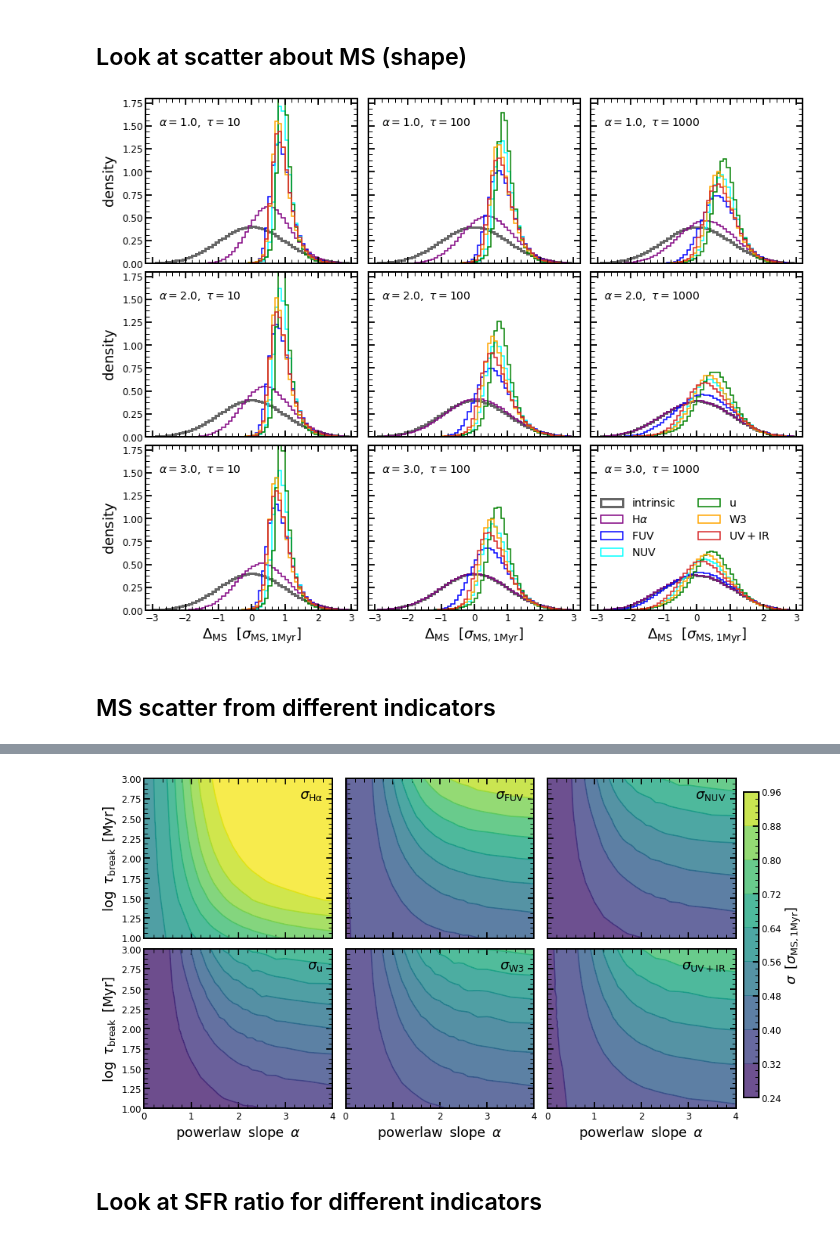
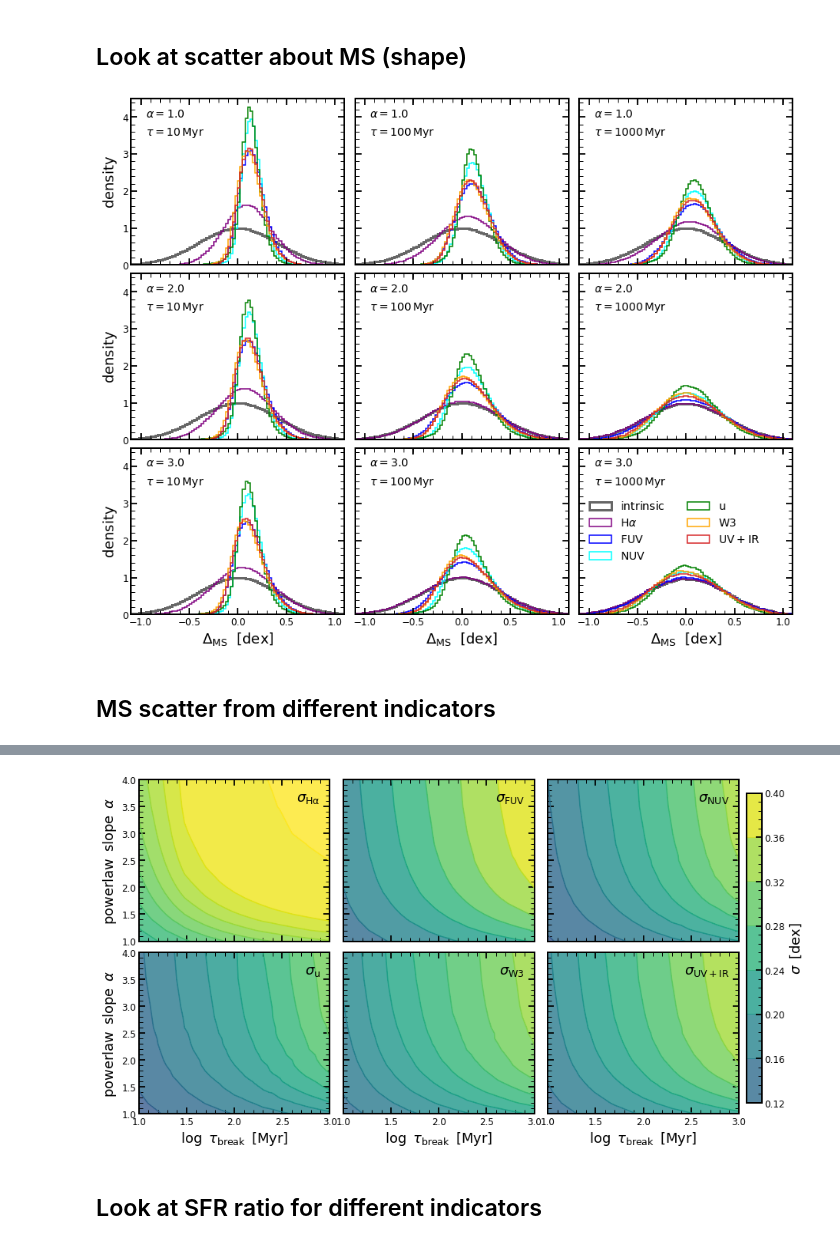
Before and after one commit to stacchella/variability_SFHs, a Jupyter notebook: notebooks/PSD_Analysis.ipynb, the cells around one changed output, grey strips where cells are left out. Saved outputs shown, nothing was run; the diff lists cells and outputs as text; code cells hidden in the pictures.

```diff
--- a/notebooks/PSD_Analysis.ipynb
+++ b/notebooks/PSD_Analysis.ipynb
@@ -24,7 +24,7 @@ path_figures = '/Users/sandrotacchella/ASTRO/SFH_Variability/variability_SFHs/fi
 # %%
 # read in files
 
-dict_data, list_alpha, list_tau = toolbox_variability.read_in_files(path_data + 'SFH*.hdf5', mode='r')
+dict_data, list_alpha, list_tau = toolbox_variability.read_in_files(path_data + 'SFH_04_*.hdf5', mode='r')
 # %%
 # create unique list
 
@@ -828,6 +913,7 @@ plt.show()
 # %% [markdown]
 ## Look at scatter about MS (shape)
 # %%
+bins = np.linspace(-1.4, 1.4, num=113)
 
 slope_plot = [1.0, 2.0, 3.0]
 tau_plot = [10.0, 100.0, 1000.0]
@@ -837,21 +923,22 @@ fig, axes = plt.subplots(nrows=len(slope_plot), ncols=len(tau_plot), figsize=(5.
 for ii in range(len(slope_plot)):
     for jj in range(len(tau_plot)):
         ax = axes[ii][jj]
-        ax.hist(np.ravel(dict_data[slope_plot[ii]][tau_plot[jj]]['SFH/SFR'][:]), histtype='step', lw=3.0, color='black', alpha=0.6, normed=True, bins=np.linspace(-3.0, 3.0, num=61), label=r'$\mathrm{intrinsic}$')
-        ax.hist(np.ravel(dict_data[slope_plot[ii]][tau_plot[jj]]['SFH_conv/SFR_Ha'][:]), color='purple', histtype='step', lw=1.5, normed=True, bins=np.linspace(-3.0, 3.0, num=61), label=r'$\mathrm{H}\alpha$')
-        ax.hist(np.ravel(dict_data[slope_plot[ii]][tau_plot[jj]]['SFH_conv/SFR_FUV'][:]), color='blue', histtype='step', lw=1.5, normed=True, bins=np.linspace(-3.0, 3.0, num=61), label=r'$\mathrm{FUV}$')
-        ax.hist(np.ravel(dict_data[slope_plot[ii]][tau_plot[jj]]['SFH_conv/SFR_NUV'][:]), color='cyan', histtype='step', lw=1.5, normed=True, bins=np.linspace(-3.0, 3.0, num=61), label=r'$\mathrm{NUV}$')
-        ax.hist(np.ravel(dict_data[slope_plot[ii]][tau_plot[jj]]['SFH_conv/SFR_u'][:]), color='green', histtype='step', lw=1.5, normed=True, bins=np.linspace(-3.0, 3.0, num=61), label=r'$\mathrm{u}$')
-        ax.hist(np.ravel(dict_data[slope_plot[ii]][tau_plot[jj]]['SFH_conv/SFR_W3'][:]), color='orange', histtype='step', lw=1.5, normed=True, bins=np.linspace(-3.0, 3.0, num=61), label=r'$\mathrm{W3}$')
-        ax.hist(np.ravel(dict_data[slope_plot[ii]][tau_plot[jj]]['SFH_conv/SFR_UVIR'][:]), color='C3', histtype='step', lw=1.5, normed=True, bins=np.linspace(-3.0, 3.0, num=61), label=r'$\mathrm{UV+IR}$')
-        ax.text(-2.8, 1.5, r'$\alpha=%.1f,\ \tau=%.0f$' %(slope_plot[ii], tau_plot[jj]), fontsize=14)
-        ax.set_xlim([-3.2, 3.2])
-        ax.set_ylim([0.0, 1.8])
+        ax.hist(np.ravel(dict_data[slope_plot[ii]][tau_plot[jj]]['SFH/SFR'][:]), histtype='step', lw=3.0, color='black', alpha=0.6, normed=True, bins=bins, label=r'$\mathrm{intrinsic}$')
+        ax.hist(np.ravel(dict_data[slope_plot[ii]][tau_plot[jj]]['SFH_conv/SFR_Ha'][:]), color='purple', histtype='step', lw=1.5, normed=True, bins=bins, label=r'$\mathrm{H}\alpha$')
+        ax.hist(np.ravel(dict_data[slope_plot[ii]][tau_plot[jj]]['SFH_conv/SFR_FUV'][:]), color='blue', histtype='step', lw=1.5, normed=True, bins=bins, label=r'$\mathrm{FUV}$')
+        ax.hist(np.ravel(dict_data[slope_plot[ii]][tau_plot[jj]]['SFH_conv/SFR_NUV'][:]), color='cyan', histtype='step', lw=1.5, normed=True, bins=bins, label=r'$\mathrm{NUV}$')
+        ax.hist(np.ravel(dict_data[slope_plot[ii]][tau_plot[jj]]['SFH_conv/SFR_u'][:]), color='green', histtype='step', lw=1.5, normed=True, bins=bins, label=r'$\mathrm{u}$')
+        ax.hist(np.ravel(dict_data[slope_plot[ii]][tau_plot[jj]]['SFH_conv/SFR_W3'][:]), color='orange', histtype='step', lw=1.5, normed=True, bins=bins, label=r'$\mathrm{W3}$')
+        ax.hist(np.ravel(dict_data[slope_plot[ii]][tau_plot[jj]]['SFH_conv/SFR_UVIR'][:]), color='C3', histtype='step', lw=1.5, normed=True, bins=bins, label=r'$\mathrm{UV+IR}$')
+        ax.text(-0.95, 4.0, r'$\alpha=%.1f$' %(slope_plot[ii]), fontsize=14)
+        ax.text(-0.95, 3.5, r'$\tau=%.0f\/\mathrm{Myr}$' %(tau_plot[jj]), fontsize=14)
+        ax.set_xlim([-1.1, 1.1])
+        ax.set_ylim([0.0, 4.5])
         if (ii<len(slope_plot)-1):
             ax.set_xlabel('', fontsize=18)
             ax.xaxis.set_ticklabels([])
         else:
-            ax.set_xlabel(r'$\Delta_{\rm MS}\/\/\/\/[\sigma_{\rm MS,1\mathrm{Myr}}]$', fontsize=18)
+            ax.set_xlabel(r'$\Delta_{\rm MS}\/\/\/\/[\mathrm{dex}]$', fontsize=18)
         if (jj>=1):
             ax.set_ylabel('', fontsize=18)
             ax.yaxis.set_ticklabels([])
@@ -865,7 +952,7 @@ plt.subplots_adjust(hspace=0.05, wspace=0.05)
 plt.savefig(path_figures + 'DMS_distribution_indicators.pdf', bbox_inches='tight')
 plt.show()
 # %% [output]
-[figure, old version]
+[figure, new version]
 # %% [markdown]
 ## MS scatter from different indicators
 # %%
@@ -899,31 +986,31 @@ progress (%) =  95.0
 # figure of scatter by different tracers
 
 ## set parameters ##
-X, Y = np.meshgrid(list_of_slopes, np.log10(list_of_tau))
-vmin, vmax = 0.2, 1.0
-pos_text = [3.8, 2.75]
+X, Y = np.meshgrid(np.log10(list_of_tau), list_of_slopes[2:])
+vmin, vmax = 0.0, 0.4
+pos_text = [2.9, 3.6]
 
 ## start figure ##
 fig, ((ax1, ax2, ax3), (ax4, ax5, ax6)) = plt.subplots(nrows=2, ncols=3, figsize=(14.0, 8.0))
 
 ## plot data: scatter ##
-ax1.contour(X, Y, sigma_mat_Ha.T, alpha=1, vmin=vmin, vmax=vmax)
-ax1.contourf(X, Y, sigma_mat_Ha.T, alpha=0.8, vmin=vmin, vmax=vmax)
+ax1.contour(X, Y, sigma_mat_Ha[2:, :], alpha=1, vmin=vmin, vmax=vmax)
+ax1.contourf(X, Y, sigma_mat_Ha[2:, :], alpha=0.8, vmin=vmin, vmax=vmax)
 
-ax2.contour(X, Y, sigma_mat_FUV.T, alpha=1, vmin=vmin, vmax=vmax)
-CS = ax2.contourf(X, Y, sigma_mat_FUV.T, alpha=0.8, vmin=vmin, vmax=vmax)
+ax2.contour(X, Y, sigma_mat_FUV[2:, :], alpha=1, vmin=vmin, vmax=vmax)
+CS = ax2.contourf(X, Y, sigma_mat_FUV[2:, :], alpha=0.8, vmin=vmin, vmax=vmax)
 
-ax3.contour(X, Y, sigma_mat_NUV.T, alpha=1, vmin=vmin, vmax=vmax)
-ax3.contourf(X, Y, sigma_mat_NUV.T, alpha=0.8, vmin=vmin, vmax=vmax)
+ax3.contour(X, Y, sigma_mat_NUV[2:, :], alpha=1, vmin=vmin, vmax=vmax)
+ax3.contourf(X, Y, sigma_mat_NUV[2:, :], alpha=0.8, vmin=vmin, vmax=vmax)
 
-ax4.contour(X, Y, sigma_mat_u.T, alpha=1, vmin=vmin, vmax=vmax)
-ax4.contourf(X, Y, sigma_mat_u.T, alpha=0.8, vmin=vmin, vmax=vmax)
+ax4.contour(X, Y, sigma_mat_u[2:, :], alpha=1, vmin=vmin, vmax=vmax)
+ax4.contourf(X, Y, sigma_mat_u[2:, :], alpha=0.8, vmin=vmin, vmax=vmax)
 
-ax5.contour(X, Y, sigma_mat_W3.T, alpha=1, vmin=vmin, vmax=vmax)
-ax5.contourf(X, Y, sigma_mat_W3.T, alpha=0.8, vmin=vmin, vmax=vmax)
+ax5.contour(X, Y, sigma_mat_W3[2:, :], alpha=1, vmin=vmin, vmax=vmax)
+ax5.contourf(X, Y, sigma_mat_W3[2:, :], alpha=0.8, vmin=vmin, vmax=vmax)
 
-ax6.contour(X, Y, sigma_mat_UVIR.T, alpha=1, vmin=vmin, vmax=vmax)
-ax6.contourf(X, Y, sigma_mat_UVIR.T, alpha=0.8, vmin=vmin, vmax=vmax)
+ax6.contour(X, Y, sigma_mat_UVIR[2:, :], alpha=1, vmin=vmin, vmax=vmax)
+ax6.contourf(X, Y, sigma_mat_UVIR[2:, :], alpha=0.8, vmin=vmin, vmax=vmax)
 
 ## text in each panel ##
 ax1.text(pos_text[0], pos_text[1], r'$\sigma_{\rm H\alpha}$', fontsize=18, ha='right')
@@ -933,40 +1020,40 @@ ax4.text(pos_text[0], pos_text[1], r'$\sigma_{\rm u}$', fontsize=18, ha='right')
 ax5.text(pos_text[0], pos_text[1], r'$\sigma_{\rm W3}$', fontsize=18, ha='right')
 ax6.text(pos_text[0], pos_text[1], r'$\sigma_{\rm UV+IR}$', fontsize=18, ha='right')
 
 ## label of ticks: switch off where not needed ##
 ax1.xaxis.set_ticklabels([])
 ax2.xaxis.set_ticklabels([])
 ax2.yaxis.set_ticklabels([])
 ax3.xaxis.set_ticklabels([])
 ax3.yaxis.set_ticklabels([])
 ax5.yaxis.set_ticklabels([])
 ax6.yaxis.set_ticklabels([])
 
 ## axes labels ##
 ax1.set_xlabel('', fontsize=18)
-ax1.set_ylabel(r'$\log\/\/\/\tau_{\rm break}\/\/\/[\mathrm{Myr}]$', fontsize=18)
+ax1.set_ylabel(r'$\mathrm{powerlaw}\/\/\/\mathrm{slope}\/\/\/\alpha$', fontsize=18)
 ax2.set_xlabel('', fontsize=18)
 ax2.set_ylabel('', fontsize=18)
 ax3.set_xlabel('', fontsize=18)
 ax3.set_ylabel('', fontsize=18)
-ax4.set_xlabel(r'$\mathrm{powerlaw}\/\/\/\mathrm{slope}\/\/\/\alpha$', fontsize=18)
-ax4.set_ylabel(r'$\log\/\/\/\tau_{\rm break}\/\/\/[\mathrm{Myr}]$', fontsize=18)
-ax5.set_xlabel(r'$\mathrm{powerlaw}\/\/\/\mathrm{slope}\/\/\/\alpha$', fontsize=18)
+ax4.set_xlabel(r'$\log\/\/\/\tau_{\rm break}\/\/\/[\mathrm{Myr}]$', fontsize=18)
+ax4.set_ylabel(r'$\mathrm{powerlaw}\/\/\/\mathrm{slope}\/\/\/\alpha$', fontsize=18)
+ax5.set_xlabel(r'$\log\/\/\/\tau_{\rm break}\/\/\/[\mathrm{Myr}]$', fontsize=18)
 ax5.set_ylabel('', fontsize=18)
-ax6.set_xlabel(r'$\mathrm{powerlaw}\/\/\/\mathrm{slope}\/\/\/\alpha$', fontsize=18)
+ax6.set_xlabel(r'$\log\/\/\/\tau_{\rm break}\/\/\/[\mathrm{Myr}]$', fontsize=18)
 ax6.set_ylabel('', fontsize=18)
 
 ## colorbar ##
 cbar_ax = fig.add_axes([0.91, 0.15, 0.02, 0.7])
 CBI = fig.colorbar(CS, cax=cbar_ax)
-CBI.set_label(r'$\sigma\/\/\/[\sigma_{\rm MS,1\mathrm{Myr}}]$', fontsize=18)
+CBI.set_label(r'$\sigma\/\/\/[\mathrm{dex}]$', fontsize=18)
 
 ## organize and save
 plt.subplots_adjust(hspace=0.07, wspace=0.07)
 plt.savefig(path_figures + 'scatter_indicators.pdf', bbox_inches='tight')
 plt.show()
 # %% [output]
-[figure, old version]
+[figure, new version]
 # %% [markdown]
 ## Look at SFR ratio for different indicators
 # %%
```
Also changed, not shown: parts of 14 cells of this notebook, 10 other files.
